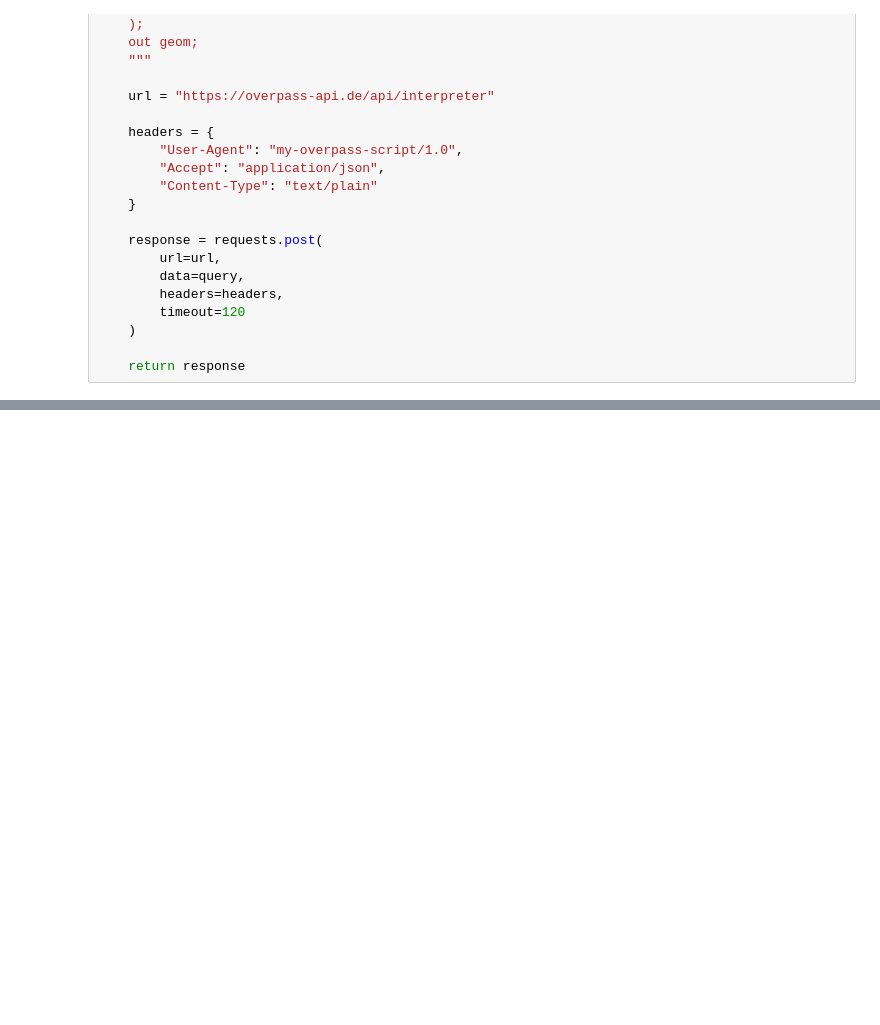
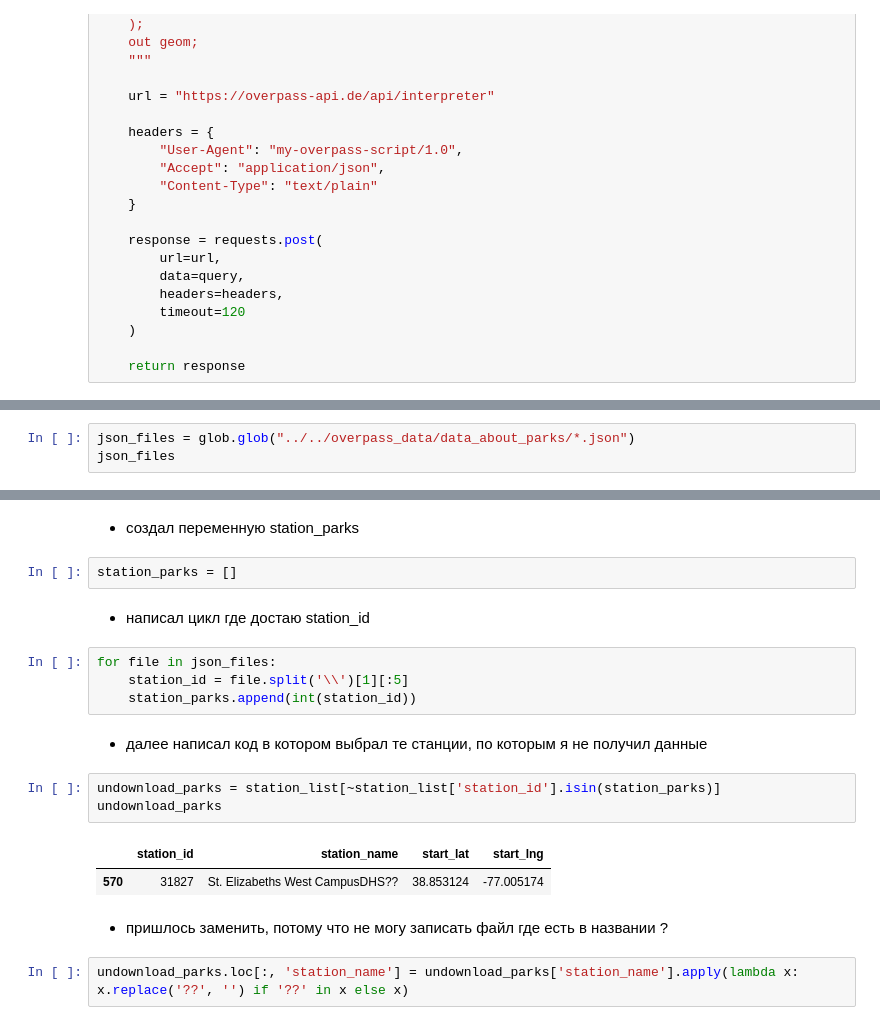
Before and after one commit to sheshukoff/analyze_bike_share, a Jupyter notebook: stages_of_analysis/2_data_collection/2_get_data_from_overpass.ipynb, the cells around one changed output, grey strips where cells are left out. Drawn from its saved outputs; the diff is of its cells as text; blank space fills up the shorter version.

```diff
--- a/stages_of_analysis/2_data_collection/2_get_data_from_overpass.ipynb
+++ b/stages_of_analysis/2_data_collection/2_get_data_from_overpass.ipynb
@@ -170,0 +176,3 @@ def get_data_about_parks(start_lat, start_lng, distance=300) -> requests.Respons
+# %%
+json_files = glob.glob("../../overpass_data/data_about_parks/*.json")
+json_files
@@ -170,0 +197,22 @@ def get_data_about_parks(start_lat, start_lng, distance=300) -> requests.Respons
+# %% [markdown]
+- создал переменную station_parks
+# %%
+station_parks = []
+# %% [markdown]
+- написал цикл где достаю station_id
+# %%
+for file in json_files:
+    station_id = file.split('\\')[1][:5]
+    station_parks.append(int(station_id))
+# %% [markdown]
+- далее написал код в котором выбрал те станции, по которым я не получил данные
+# %%
+undownload_parks = station_list[~station_list['station_id'].isin(station_parks)]
+undownload_parks
+# %% [output]
+|  | station_id | station_name | start_lat | start_lng |
+| 570 | 31827 | St. Elizabeths West CampusDHS?? | 38.853124 | -77.005174 |
+# %% [markdown]
+- пришлось заменить, потому что не могу записать файл где есть в названии ?
+# %%
+undownload_parks.loc[:, 'station_name'] = undownload_parks['station_name'].apply(lambda x: x.replace('??', '') if '??' in x else x)
```
Also changed, not shown: parts of 26 cells of this notebook.
